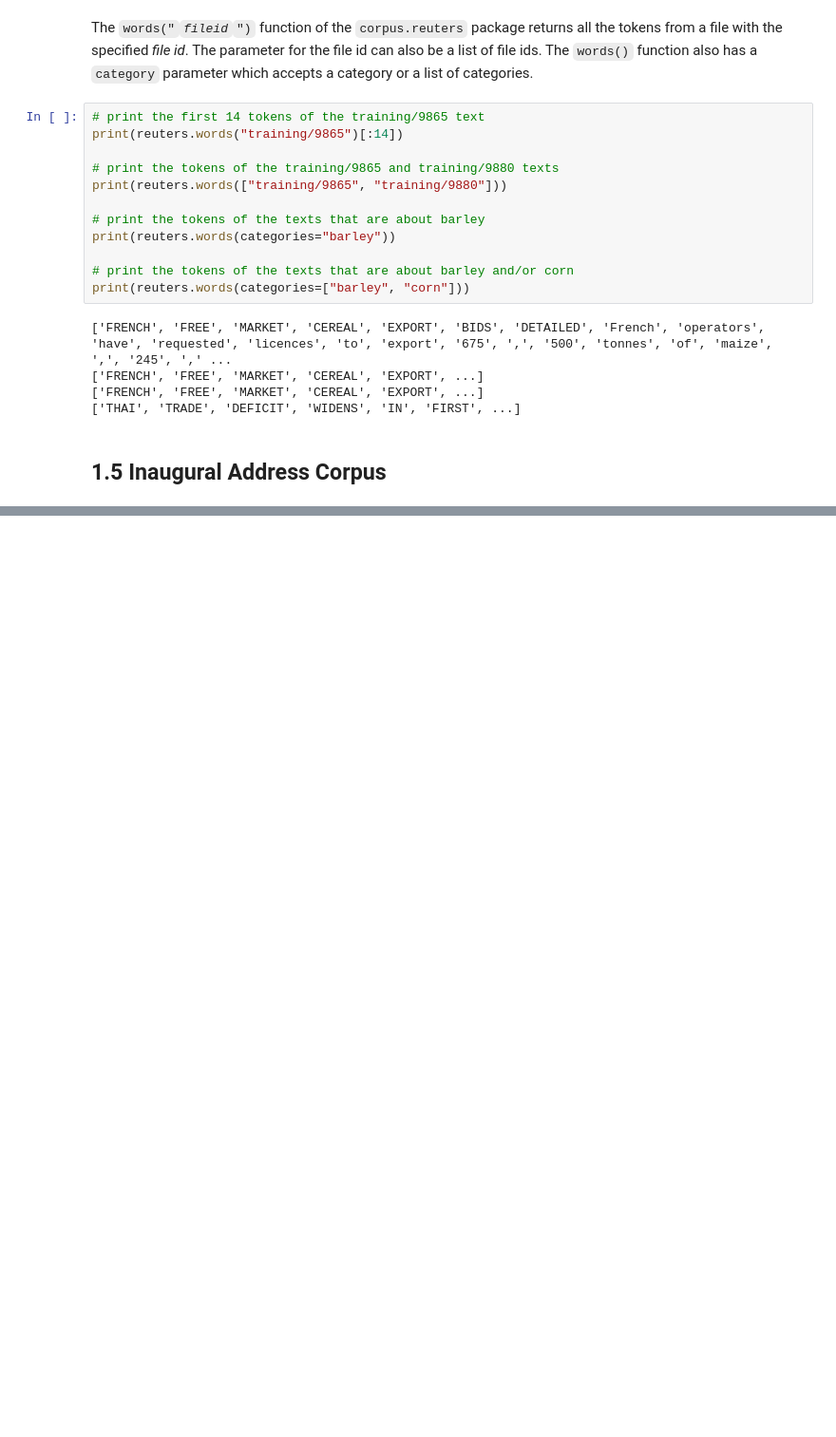
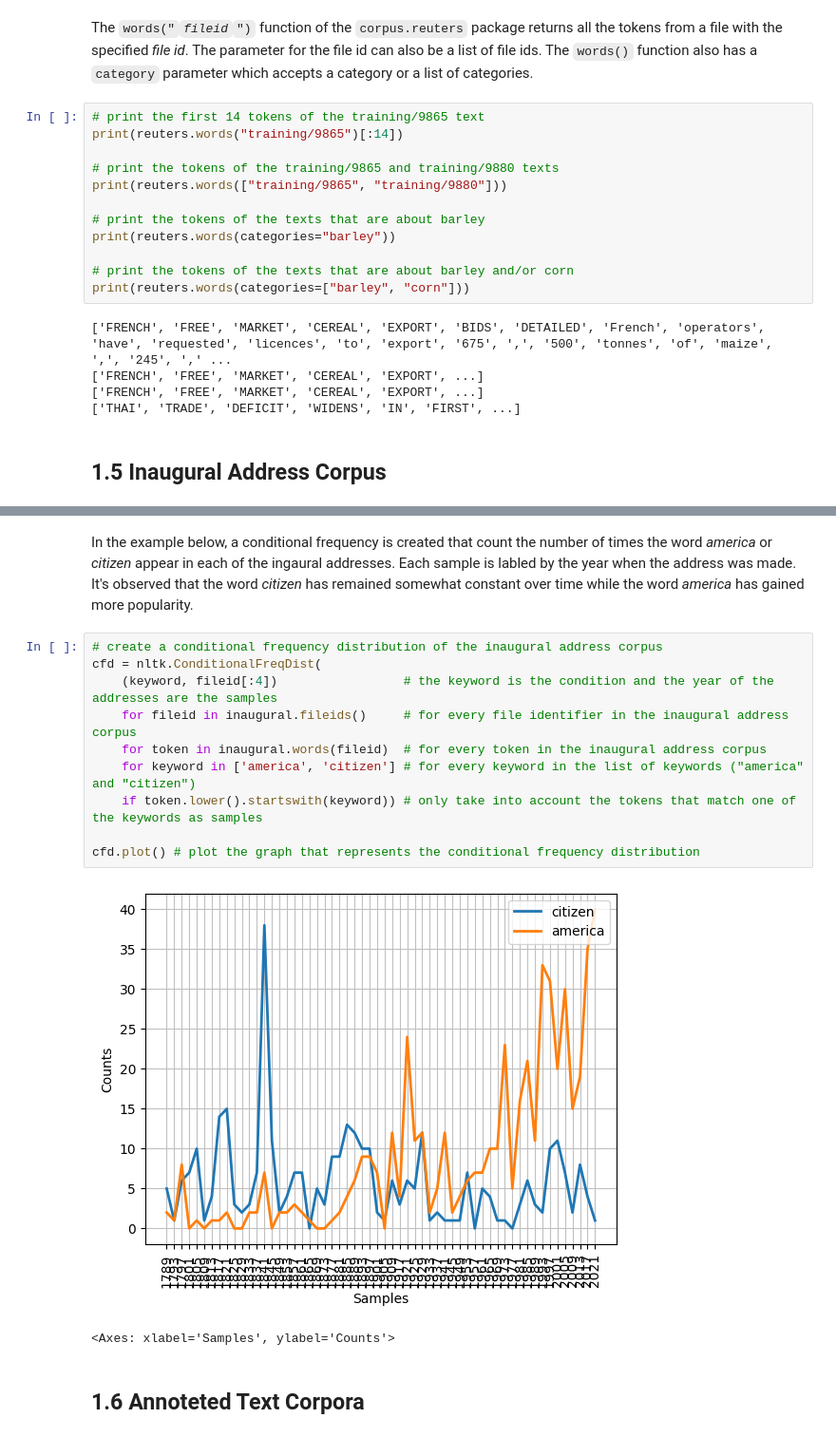
Before and after one commit to AlanElMago/nltk-tut-book, a Jupyter notebook: ch02/ch02.ipynb, the cells around one changed output, grey strips where cells are left out. Shown at 95% size. Cells and saved outputs as stored; diff of their text form; blank space fills up the shorter version.

```diff
--- a/ch02/ch02.ipynb
+++ b/ch02/ch02.ipynb
@@ -284,0 +295,17 @@ print([fileid[:4] for fileid in inaugural.fileids()])
+# %% [markdown]
+In the example below, a conditional frequency is created that count the number of times the word *america* or *citizen* appear in each of the ingaural addresses. Each sample is labled by the year when the address was made. It's observed that the word *citizen* has remained somewhat constant over time while the word *america* has gained more popularity.
+# %%
+# create a conditional frequency distribution of the inaugural address corpus
+cfd = nltk.ConditionalFreqDist(
+    (keyword, fileid[:4])                 # the keyword is the condition and the year of the addresses are the samples
+    for fileid in inaugural.fileids()     # for every file identifier in the inaugural address corpus
+    for token in inaugural.words(fileid)  # for every token in the inaugural address corpus
+    for keyword in ['america', 'citizen'] # for every keyword in the list of keywords ("america" and "citizen")
+    if token.lower().startswith(keyword)) # only take into account the tokens that match one of the keywords as samples
+
+cfd.plot() # plot the graph that represents the conditional frequency distribution
+# %% [output]
+[figure, added]
+<Axes: xlabel='Samples', ylabel='Counts'>
+# %% [markdown]
+## 1.6 Annoteted Text Corpora
```
Also changed, not shown: parts of 3 cells of this notebook.
